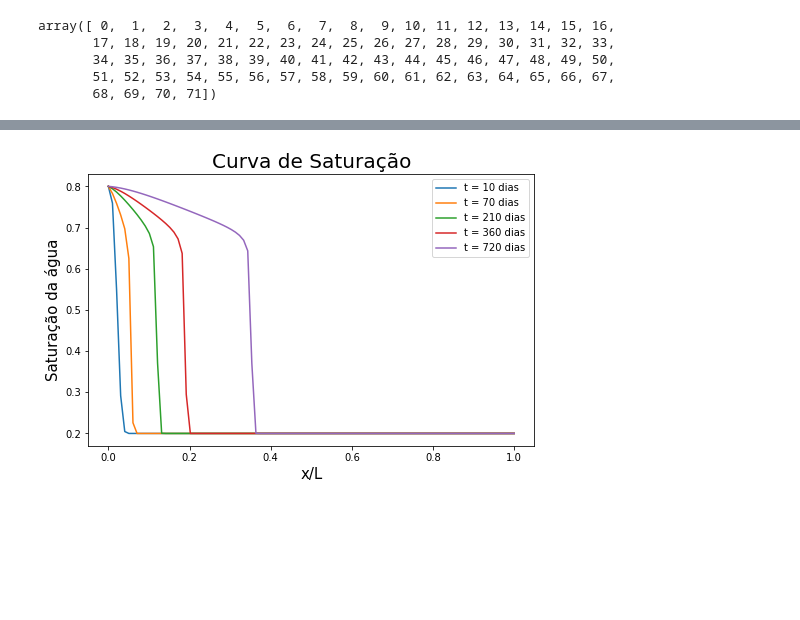
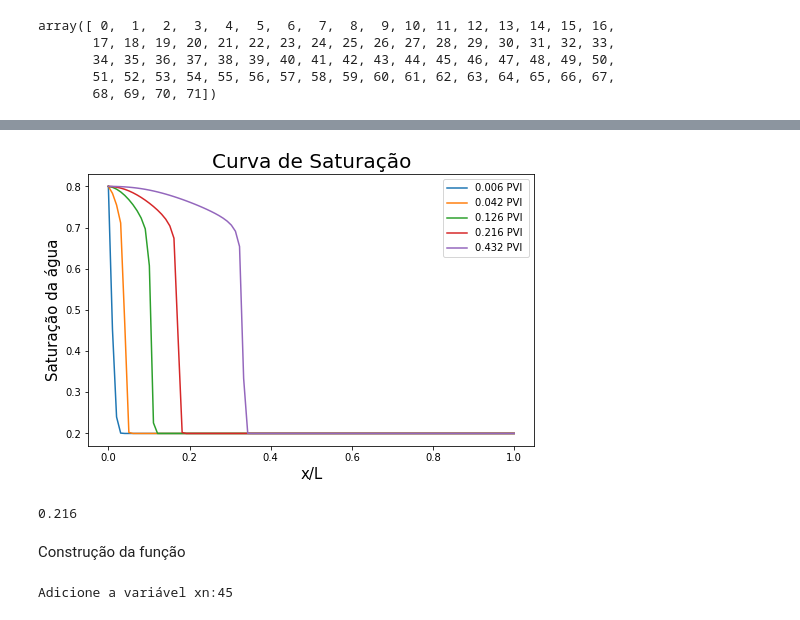
Before and after one commit to igcampos/Mestrado, a Jupyter notebook: saturacao_explicit.ipynb, the cells around one changed output, grey strips where cells are left out. Drawn from its saved outputs; the diff is of its cells as text; code cells hidden in the pictures; blank space fills up the shorter version.

```diff
--- a/saturacao_explicit.ipynb
+++ b/saturacao_explicit.ipynb
@@ -198,18 +198,25 @@ Tempo de execução: 0.3990954050000255 segundos
 # %%
 #plotar os resultados
 vetor_comprimento = np.linspace(0, 1, nx)
 fig = plt.figure(figsize=(8,5))
 ax = plt.subplot(1,1,1)
-ax.plot(vetor_comprimento, matriz_resultado_saturacao[0], label = "t = 10 dias")
-ax.plot(vetor_comprimento, matriz_resultado_saturacao[6], label = "t = 70 dias")
-ax.plot(vetor_comprimento, matriz_resultado_saturacao[20], label = "t = 210 dias")
-ax.plot(vetor_comprimento, matriz_resultado_saturacao[35], label = "t = 360 dias")
-ax.plot(vetor_comprimento, matriz_resultado_saturacao[71], label = "t = 720 dias")
+ax.plot(vetor_comprimento, matriz_resultado_saturacao[0], label = "0.006 PVI ")
+ax.plot(vetor_comprimento, matriz_resultado_saturacao[6], label = "0.042 PVI")
+ax.plot(vetor_comprimento, matriz_resultado_saturacao[20], label = "0.126 PVI")
+ax.plot(vetor_comprimento, matriz_resultado_saturacao[35], label = "0.216 PVI")
+ax.plot(vetor_comprimento, matriz_resultado_saturacao[71], label = "0.432 PVI")
 
 ax.set_xlabel("x/L", fontsize=15)
 ax.set_ylabel("Saturação da água", fontsize=15)
 plt.title("Curva de Saturação", fontsize=20)
 ax.legend()
 plt.show()
 # %% [output]
-[figure, old version]
+[figure, new version]
+# %%
+pvi = ut*360/(porosidade*tam_meio_poroso)
+pvi
+# %% [output]
+0.216
+# %% [markdown]
+Construção da função
@@ -215,0 +228,4 @@ plt.show()
+# %%
+test_function()
+# %% [output]
+Adicione a variável xn:45
```
Also changed, not shown: parts of 20 cells of this notebook.
